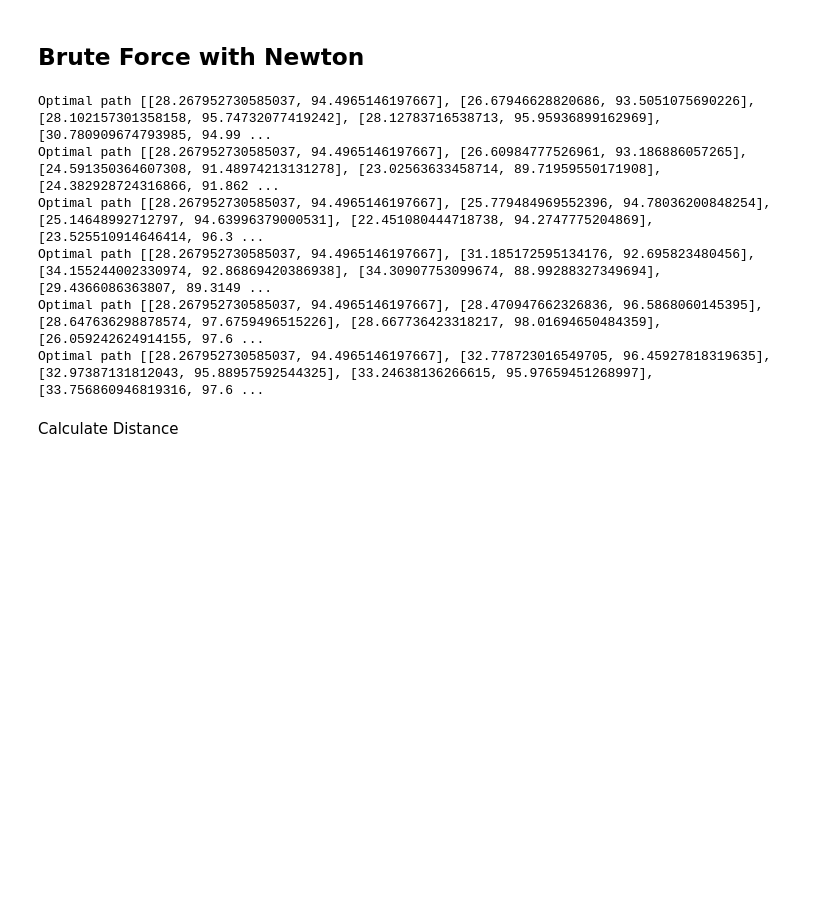
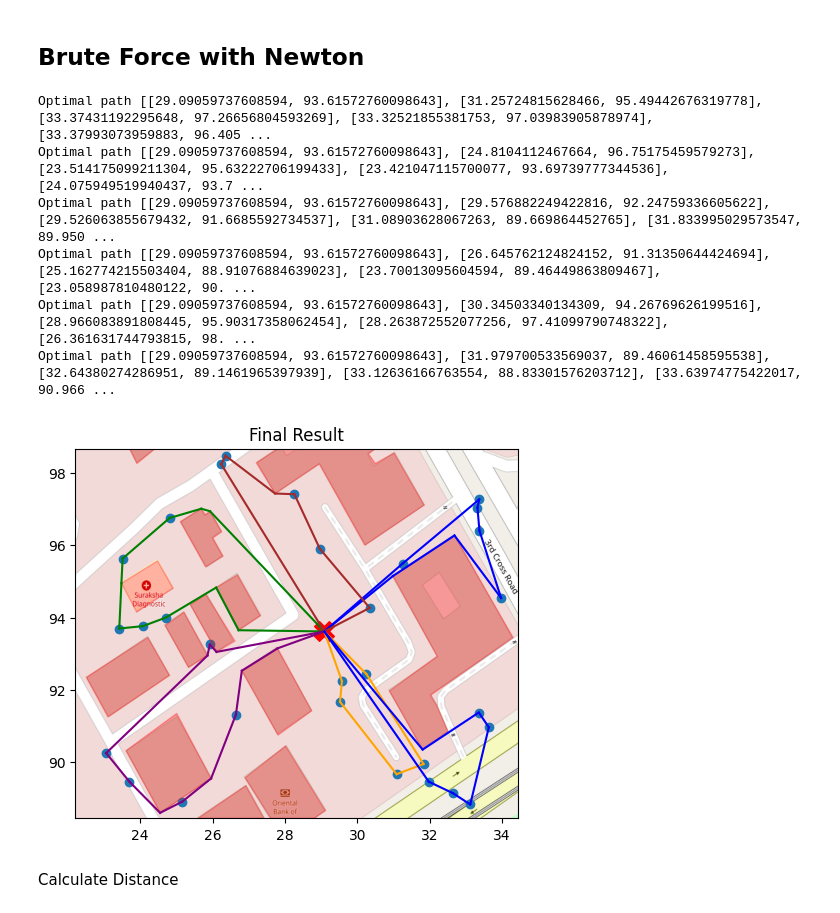
Before and after one commit to Grey-Hat-07/drone_obstacle, a Jupyter notebook: Euclidean_chris.ipynb, the cells around one changed output. Drawn from its saved outputs; the diff is of its cells as text; code cells hidden in the pictures; blank space fills up the shorter version.

```diff
--- a/Euclidean_chris.ipynb
+++ b/Euclidean_chris.ipynb
@@ -678,16 +678,22 @@ for nodes in EE_points:
     entry_exit_nodes.append(nodes[1])
 
 entry_nodes,exit_nodes,entry_exit_nodes
+
+NewDP = calculate_dp(entry_exit_nodes)
 # %%
 for i in cluster_5:
-    cluster_5[i],ee_point = tsp_brut2(cluster_5[i].copy(), DP, obstacles)
+    cluster_5[i] = tsp_brut(cluster_5[i].copy(), NewDP, obstacles)
 # %% [output]
-Optimal path [[28.267952730585037, 94.4965146197667], [26.67946628820686, 93.5051075690226], [28.102157301358158, 95.74732077419242], [28.12783716538713, 95.95936899162969], [30.780909674793985, 94.99 ...
-Optimal path [[28.267952730585037, 94.4965146197667], [26.60984777526961, 93.186886057265], [24.591350364607308, 91.48974213131278], [23.02563633458714, 89.71959550171908], [24.382928724316866, 91.862 ...
-Optimal path [[28.267952730585037, 94.4965146197667], [25.779484969552396, 94.78036200848254], [25.14648992712797, 94.63996379000531], [22.451080444718738, 94.2747775204869], [23.525510914646414, 96.3 ...
-Optimal path [[28.267952730585037, 94.4965146197667], [31.185172595134176, 92.695823480456], [34.155244002330974, 92.86869420386938], [34.30907753099674, 88.99288327349694], [29.4366086363807, 89.3149 ...
-Optimal path [[28.267952730585037, 94.4965146197667], [28.470947662326836, 96.5868060145395], [28.647636298878574, 97.6759496515226], [28.667736423318217, 98.01694650484359], [26.059242624914155, 97.6 ...
-Optimal path [[28.267952730585037, 94.4965146197667], [32.778723016549705, 96.45927818319635], [32.97387131812043, 95.88957592544325], [33.24638136266615, 95.97659451268997], [33.756860946819316, 97.6 ...
+Optimal path [[29.09059737608594, 93.61572760098643], [31.25724815628466, 95.49442676319778], [33.37431192295648, 97.26656804593269], [33.32521855381753, 97.03983905878974], [33.37993073959883, 96.405 ...
+Optimal path [[29.09059737608594, 93.61572760098643], [24.8104112467664, 96.75175459579273], [23.514175099211304, 95.63222706199433], [23.421047115700077, 93.69739777344536], [24.075949519940437, 93.7 ...
+Optimal path [[29.09059737608594, 93.61572760098643], [29.576882249422816, 92.24759336605622], [29.526063855679432, 91.6685592734537], [31.08903628067263, 89.669864452765], [31.833995029573547, 89.950 ...
+Optimal path [[29.09059737608594, 93.61572760098643], [26.645762124824152, 91.31350644424694], [25.162774215503404, 88.91076884639023], [23.70013095604594, 89.46449863809467], [23.058987810480122, 90. ...
+Optimal path [[29.09059737608594, 93.61572760098643], [30.34503340134309, 94.26769626199516], [28.966083891808445, 95.90317358062454], [28.263872552077256, 97.41099790748322], [26.361631744793815, 98. ...
+Optimal path [[29.09059737608594, 93.61572760098643], [31.979700533569037, 89.46061458595538], [32.64380274286951, 89.1461965397939], [33.12636166763554, 88.83301576203712], [33.63974775422017, 90.966 ...
+# %%
+final_plot(delivery_loc,cluster_5, NewDP, obstacles)
+# %% [output]
+[figure, added]
 # %% [markdown]
 Calculate Distance
 # %%
```
Also changed, not shown: parts of 15 cells of this notebook.
